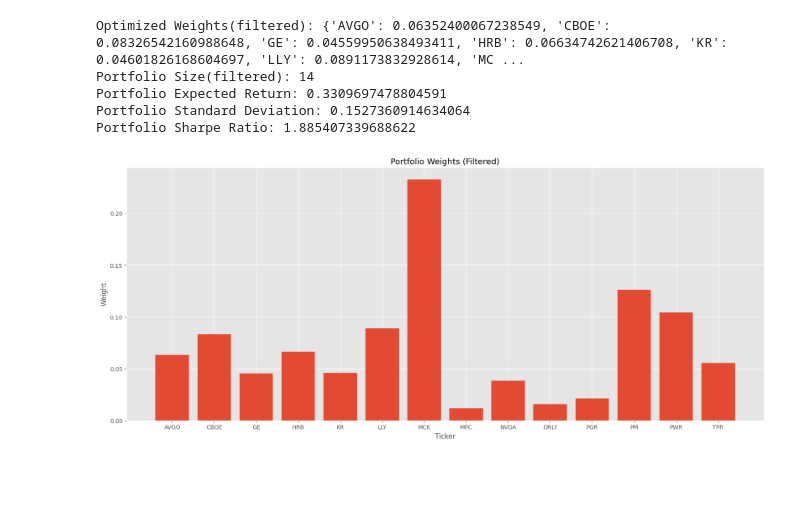
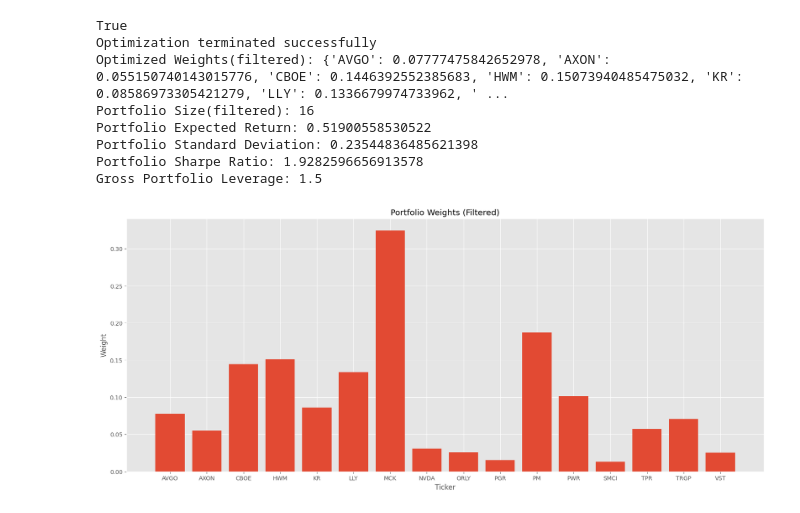
Before and after one commit to tzabcoder/QuantitativeFinance, a Jupyter notebook: Optimization/mean_variance_optimization.ipynb, the cells around one changed output. Saved outputs shown, nothing was run; the diff lists cells and outputs as text; code cells hidden in the pictures; blank space fills up the shorter version.

```diff
--- a/Optimization/mean_variance_optimization.ipynb
+++ b/Optimization/mean_variance_optimization.ipynb
@@ -115,30 +191,37 @@ res = minimize(negative_sharpe_ratio,
-# %%
-# Extract the optimized weights
-optimized_weights = res.x
-portfolio_weights = dict(zip(returns.columns, optimized_weights))
-
-# Filter only stocks with a 1% or larger portfolio weight
-filtered_weights = {k: v for k, v in portfolio_weights.items() if v >= 0.01}
-
-# Print the results (expected portfolio performance)
-print(f'Optimized Weights(filtered): {filtered_weights}')
-print(f'Portfolio Size(filtered): {len(filtered_weights)}')
-print(f'Portfolio Expected Return: {portfolio_er(res.x, expected_returns)}')
-print(f'Portfolio Standard Deviation: {np.sqrt(portfolio_var(res.x, covariance_matrix))}')
-print(f'Portfolio Sharpe Ratio: {-negative_sharpe_ratio(res.x, expected_returns, covariance_matrix)}')
-
-# Plot the results
-plt.figure(figsize=(20, 8))
-plt.bar(filtered_weights.keys(), filtered_weights.values())
-plt.title("Portfolio Weights (Filtered)")
-plt.xlabel("Ticker")
-plt.ylabel("Weight")
-plt.show()
-# %% [output]
-Optimized Weights(filtered): {'AVGO': 0.06352400067238549, 'CBOE': 0.08326542160988648, 'GE': 0.04559950638493411, 'HRB': 0.06634742621406708, 'KR': 0.04601826168604697, 'LLY': 0.0891173832928614, 'MC ...
-Portfolio Size(filtered): 14
-Portfolio Expected Return: 0.3309697478804591
-Portfolio Standard Deviation: 0.1527360914634064
-Portfolio Sharpe Ratio: 1.885407339688622
-[figure, removed]
+# %%
+# Mean-Variance Optimization
+method = "SLSQP"
+weights = [1 / len(returns.columns)] * len(returns.columns)
+
+# Allows for long only positions
+# Allowing for 1.5x gross leverage
+constraint = {
+    'type' : 'eq',                    # Equivalency constraint
+    'fun' : lambda w: 1.5 - np.sum(w) # Sum of all weights equals 1
+}
+bounds = [(0, 1)] * len(weights)    # Each weight is between 0 and 1
+
+# Maximization
+portfolio2_res = minimize(negative_sharpe_ratio,
+                 weights,
+                 args = (expected_returns, covariance_matrix, borrow_rate),
+                 method = method,
+                 bounds = bounds,
+                 constraints = [constraint])
+
+print(portfolio2_res.success)
+print(portfolio2_res.message)
+
+# Print and plot the optimization results
+optimization_results(portfolio2_res, returns.columns, borrow_rate)
+# %% [output]
+True
+Optimization terminated successfully
+Optimized Weights(filtered): {'AVGO': 0.07777475842652978, 'AXON': 0.055150740143015776, 'CBOE': 0.1446392552385683, 'HWM': 0.15073940485475032, 'KR': 0.08586973305421279, 'LLY': 0.1336679974733962, ' ...
+Portfolio Size(filtered): 16
+Portfolio Expected Return: 0.51900558530522
+Portfolio Standard Deviation: 0.23544836485621398
+Portfolio Sharpe Ratio: 1.9282596656913578
+Gross Portfolio Leverage: 1.5
+[figure, added]
 # %%
```
Also changed, not shown: parts of 11 cells of this notebook, 2 other files.
